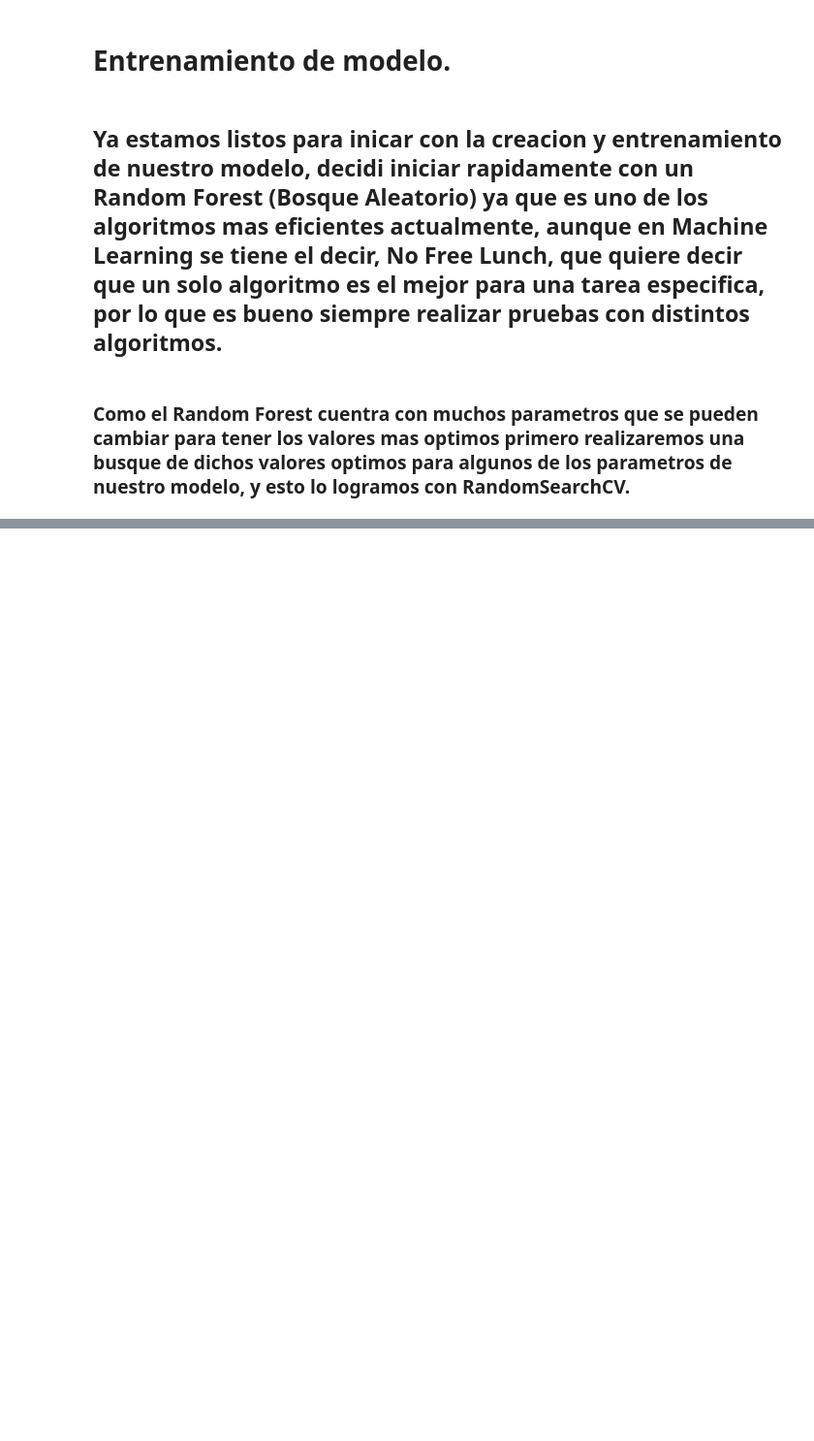
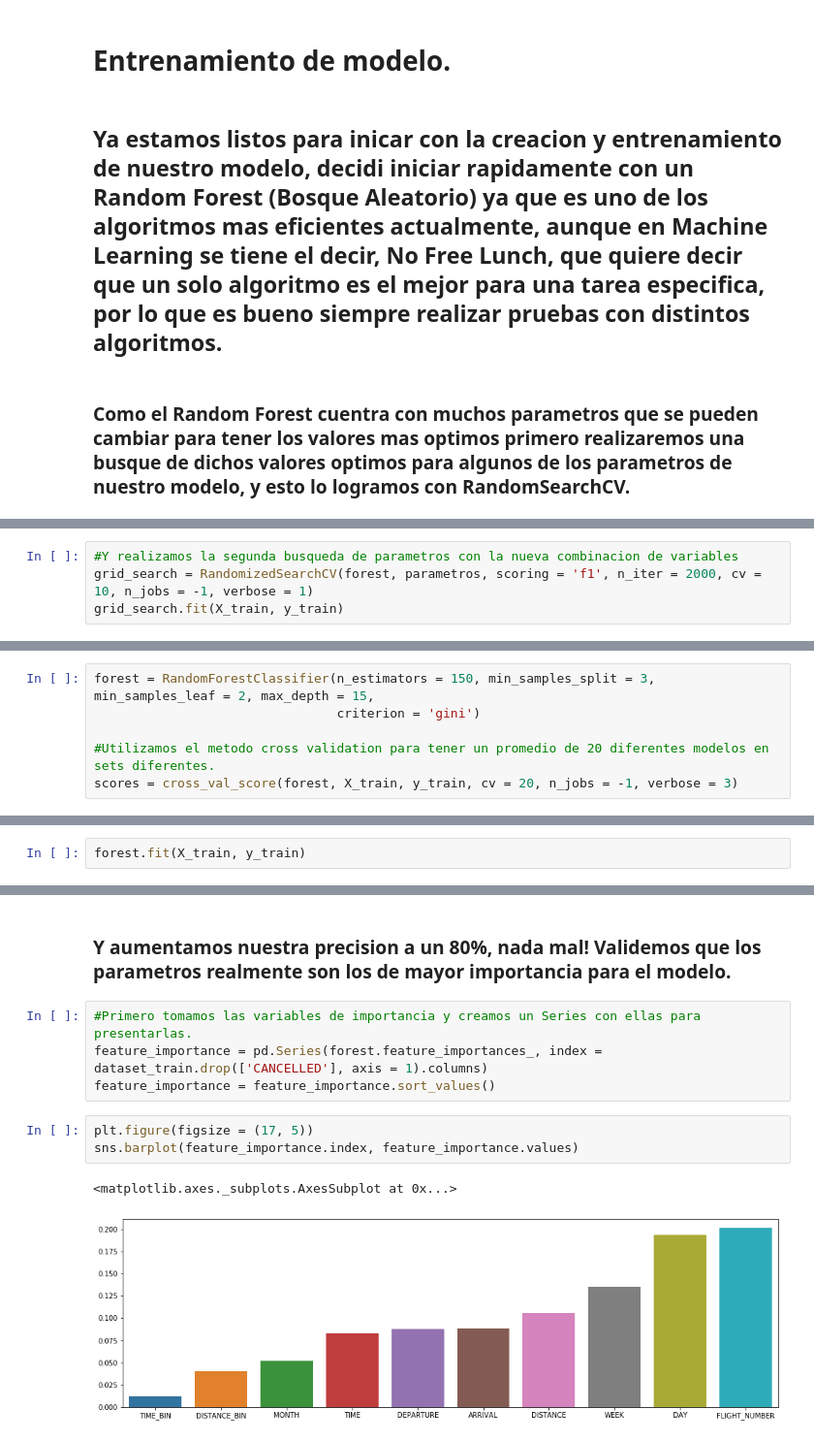
Before and after one commit to AlbertoCasadoPeguero/Flights, a Jupyter notebook: Flights.ipynb, the cells around one changed output, grey strips where cells are left out. Shown at 97% size. Cells and saved outputs as stored; diff of their text form; blank space fills up the shorter version.

```diff
--- a/Flights.ipynb
+++ b/Flights.ipynb
@@ -418,0 +503,4 @@ grid_search.best_score_
+# %%
+#Y realizamos la segunda busqueda de parametros con la nueva combinacion de variables
+grid_search = RandomizedSearchCV(forest, parametros, scoring = 'f1', n_iter = 2000, cv = 10, n_jobs = -1, verbose = 1)
+grid_search.fit(X_train, y_train)
@@ -418,0 +554,6 @@ grid_search.best_score_
+# %%
+forest = RandomForestClassifier(n_estimators = 150, min_samples_split = 3, min_samples_leaf = 2, max_depth = 15,
+                                criterion = 'gini')
+
+#Utilizamos el metodo cross validation para tener un promedio de 20 diferentes modelos en sets diferentes.
+scores = cross_val_score(forest, X_train, y_train, cv = 20, n_jobs = -1, verbose = 3)
@@ -418,0 +571,2 @@ grid_search.best_score_
+# %%
+forest.fit(X_train, y_train)
@@ -418,0 +595,12 @@ grid_search.best_score_
+# %% [markdown]
+### Y aumentamos nuestra precision a un 80%, nada mal! Validemos que los parametros realmente son los de mayor importancia para el modelo.
+# %%
+#Primero tomamos las variables de importancia y creamos un Series con ellas para presentarlas.
+feature_importance = pd.Series(forest.feature_importances_, index = dataset_train.drop(['CANCELLED'], axis = 1).columns)
+feature_importance = feature_importance.sort_values()
+# %%
+plt.figure(figsize = (17, 5))
+sns.barplot(feature_importance.index, feature_importance.values)
+# %% [output]
+<matplotlib.axes._subplots.AxesSubplot at 0x...>
+[figure, added]
```
Also changed, not shown: parts of 42 cells of this notebook.
